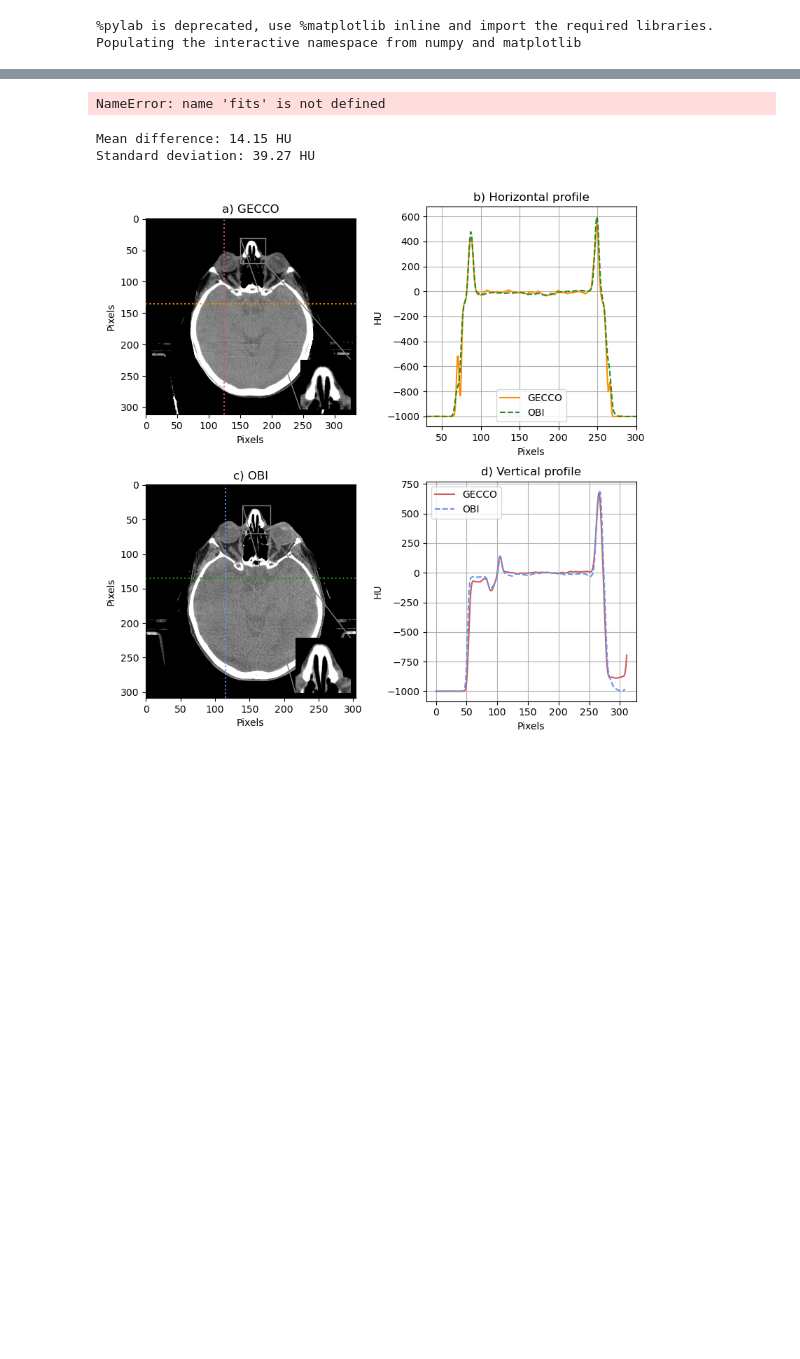
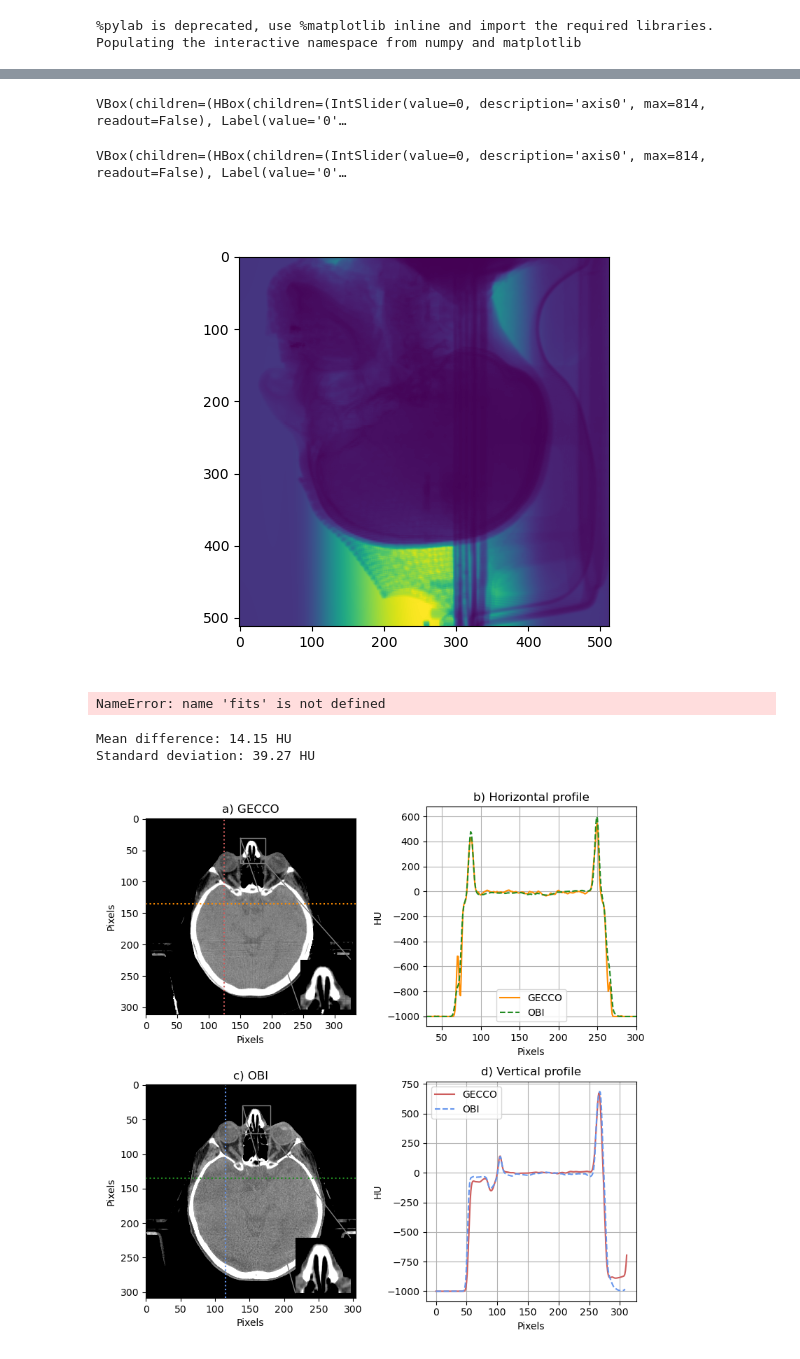
Before and after one commit to jerichooconnell/work-dfci, a Jupyter notebook: 3-jupyter_notebooks_paper/1.1-CNS_patient_paper/2.1-simulate_from_patient_figure.ipynb, the cells around one changed output, grey strips where cells are left out. Saved outputs shown, nothing was run; the diff lists cells and outputs as text; code cells hidden in the pictures; blank space fills up the shorter version.

```diff
--- a/3-jupyter_notebooks_paper/1.1-CNS_patient_paper/2.1-simulate_from_patient_figure.ipynb
+++ b/3-jupyter_notebooks_paper/1.1-CNS_patient_paper/2.1-simulate_from_patient_figure.ipynb
@@ -18,8 +18,14 @@ import matplotlib.pyplot as plt
 from scipy.ndimage import zoom, gaussian_filter
 # %%
 nrrd_file = '/media/jericho/T7/dfci_laptop_backup/Documents/christian_patient_data/BRAIN/2_Stereo_CNS_Scan.nrrd'
+# Specify the nrrd file
 nrrd_to_mhd(nrrd_file,force=True)
-phantom = patient_data.patient_phantom(nrrd_file, 1e10, reload=True, sim_num=7)
+
+# Load the phantom
+phantom = patient_data.patient_phantom(nrrd_file, reload=True, sim_num=7)
 phantom.out_dir ='/home/jericho/Software/gecco/gecco/data/user_phantoms/2_Stereo_CNS_Scan/fastmc_output_7'
-phantom.load_ggems()
+phantom.load_phantom()
+
+# Or start a new phantom
+# phantom = patient_data.patient_phantom(nrrd_file, 1e10)# reload=False, sim_num=7)
 # %% [output]
@@ -75,7 +80,7 @@ phantom.geomet.sVoxel = phantom.geomet.nVoxel*phantom.geomet.dVoxel
 # phantom.geomet.nDetector = (phantom.geomet.sDetector/phantom.geomet.dDetector).astype(int)
 # %%
 # %%memit
-# Source spectrum
+# Source spectrum specification
 spectrum = fc.calculate_spectrum_sp(100,12)
 
 # Beam filters
@@ -87,8 +92,7 @@ spectrum.filter('Ti', 0.89)
 spectrum.filter('Al', 3.7)
 spectrum.filter('C', 3.8*(2/1.7)) # Difference in density
 
+
 phantom.xx, phantom.yy = spectrum.get_points()
-phantom.run_gecco(1e16,815,conv_on=False)
 
-# det = fc.Detector(spectrum,'CsI-784-micrometer')
-# phantom.simulate(det,spectrum,2,1e10,filter)
+phantom.initialize_fastmc(10,spectrum) # Initialize the fastmc object
@@ -112,0 +99,2 @@ phantom.run_gecco(1e16,815,conv_on=False)
+# %%
+phantom.run_fastmc() # Run the fastmc simulation
@@ -112,0 +110,6 @@ phantom.run_gecco(1e16,815,conv_on=False)
+# %%
+
+phantom.run_gecco(1e16,np.deg2rad([100,200]),conv_on=False)
+
+# det = fc.Detector(spectrum,'CsI-784-micrometer')
+# phantom.simulate(det,spectrum,2,1e10,filter)
@@ -113,3 +136,10 @@ phantom.run_gecco(1e16,815,conv_on=False)
+# %%
+plt.figure()
+plt.hyperslicer(phantom.primary_projections[10])
+# %% [output]
+VBox(children=(HBox(children=(IntSlider(value=0, description='axis0', max=814, readout=False), Label(value='0'…
+VBox(children=(HBox(children=(IntSlider(value=0, description='axis0', max=814, readout=False), Label(value='0'…
+[figure, added]
 # %%
 phantom.correct_intensity(ml=False,crop=40)
 # %%
```
Also changed, not shown: parts of 8 cells of this notebook, 14 other files.
